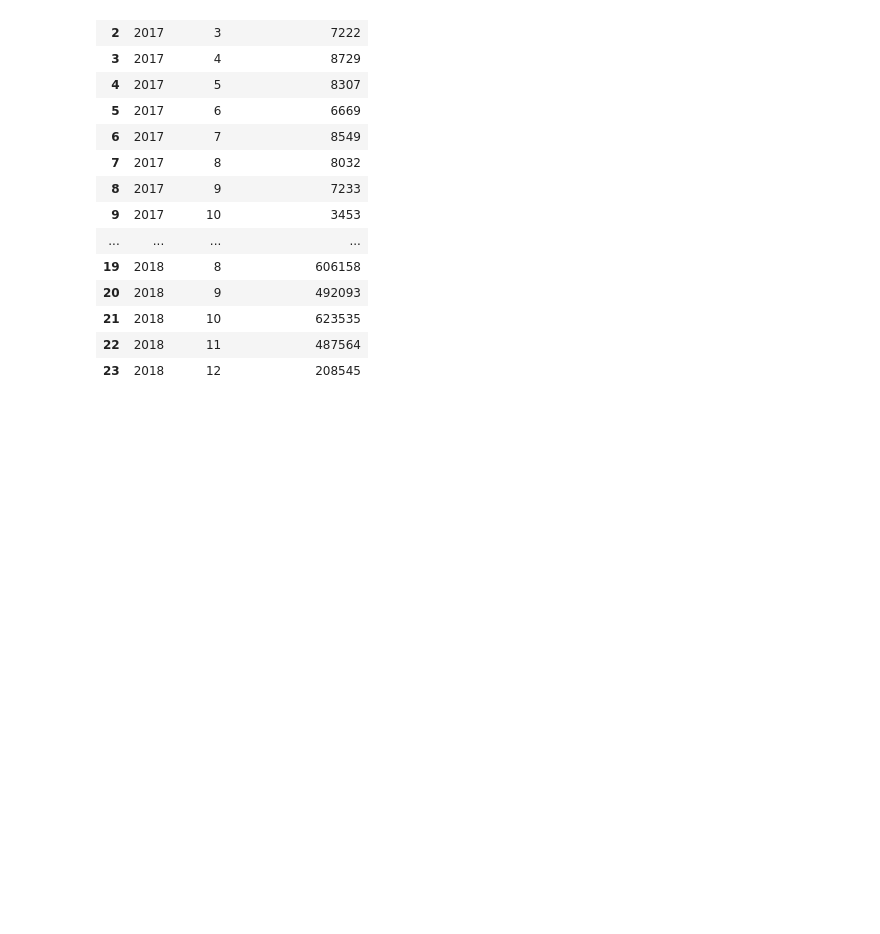
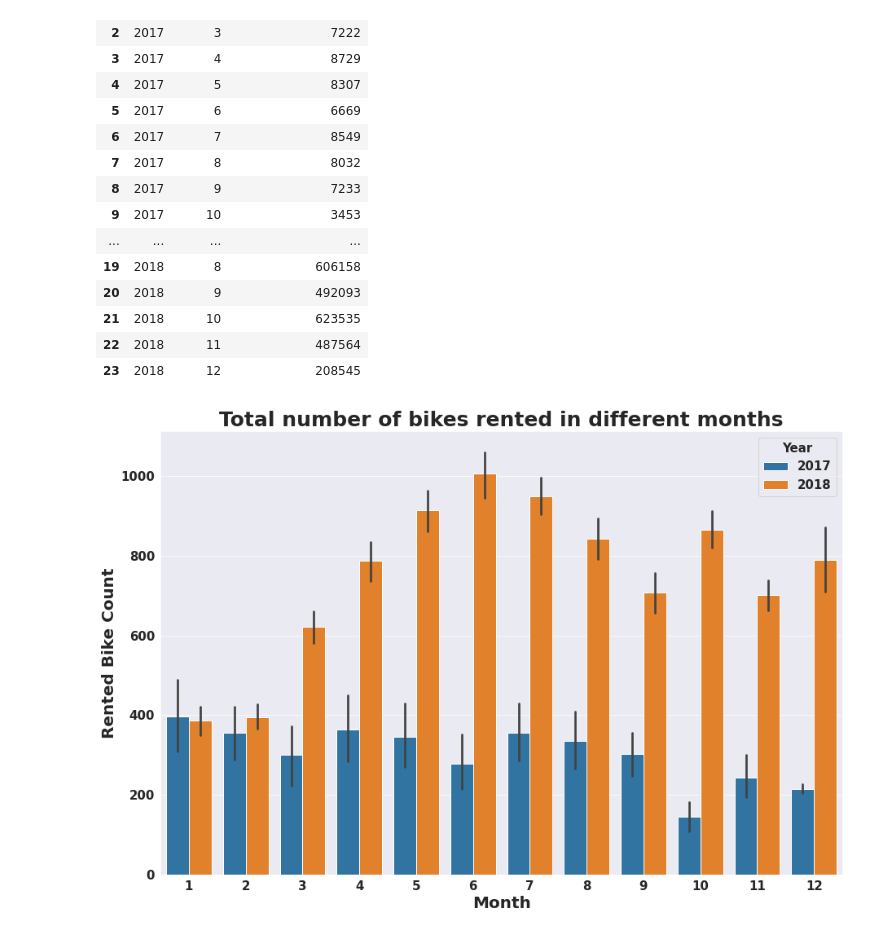
Before and after one commit to SuvOnGithub/Bike-Sharing-Demand-Prediction---Capstone-Project, a Jupyter notebook: suvenddu_Bike_Sharing_Demand_Prediction_Capstone_Project_.ipynb, the cells around one changed output. Cells and saved outputs as stored; diff of their text form; code cells hidden in the pictures; blank space fills up the shorter version.

```diff
--- a/suvenddu_Bike_Sharing_Demand_Prediction_Capstone_Project_.ipynb
+++ b/suvenddu_Bike_Sharing_Demand_Prediction_Capstone_Project_.ipynb
@@ -467,3 +467,11 @@ df.groupby(['Year','Month']).agg({'Rented Bike Count':['sum']}).reset_index()
 | 21 | 2018 | 10 | 623535 |
 | 22 | 2018 | 11 | 487564 |
 | 23 | 2018 | 12 | 208545 |
+# %%
+ #plotting graph
+plt.figure(figsize=(15,10))
+sns.barplot(x = 'Month', y = 'Rented Bike Count', data =df, hue = 'Year')
+plt.title("Total number of bikes rented in different months")
+plt.show()
+# %% [output]
+[figure, added]
```
Also changed, not shown: parts of 3 cells of this notebook.
